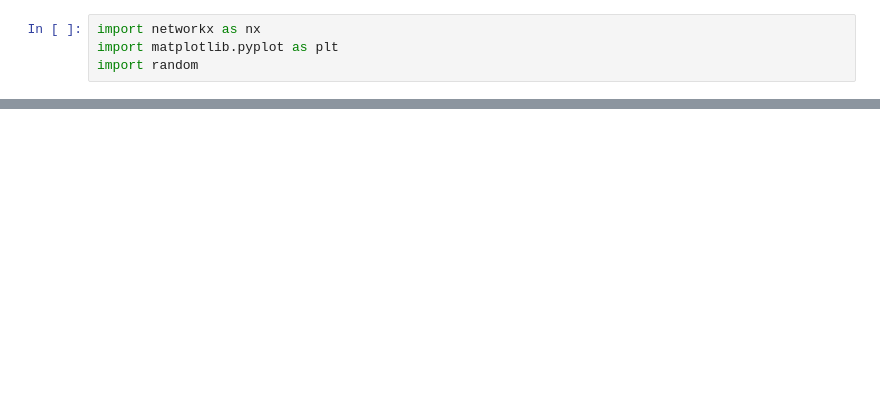
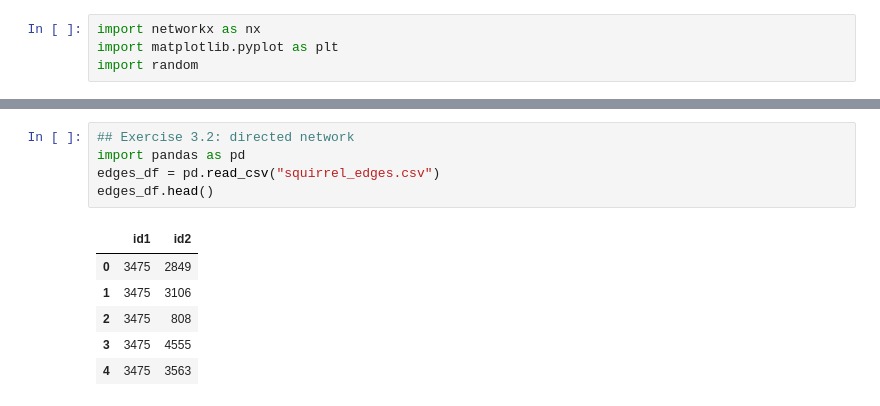
Before and after one commit to Marit-van-Hout/ds5_assignment_-group7, a Jupyter notebook: Week_2/exercise_1,2,3.ipynb, the cells around one changed output, grey strips where cells are left out. Cells and saved outputs as stored; diff of their text form; blank space fills up the shorter version.

```diff
--- a/Week_2/exercise_1,2,3.ipynb
+++ b/Week_2/exercise_1,2,3.ipynb
@@ -274,0 +275,12 @@ Node| Simulation | NetworkX
+# %%
+## Exercise 3.2: directed network
+import pandas as pd
+edges_df = pd.read_csv("squirrel_edges.csv")
+edges_df.head()
+# %% [output]
+|  | id1 | id2 |
+| 0 | 3475 | 2849 |
+| 1 | 3475 | 3106 |
+| 2 | 3475 | 808 |
+| 3 | 3475 | 4555 |
+| 4 | 3475 | 3563 |
```
Also changed, not shown: parts of 9 cells of this notebook, 1 other file.
